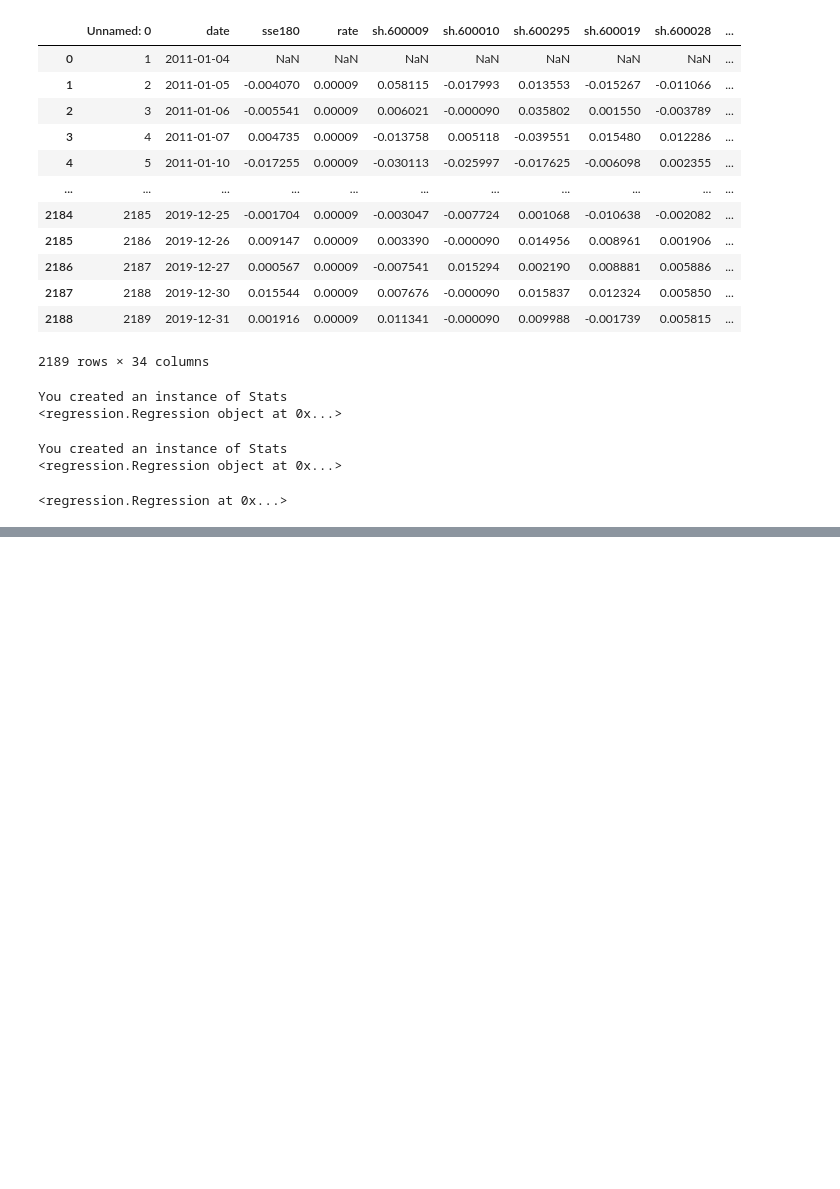
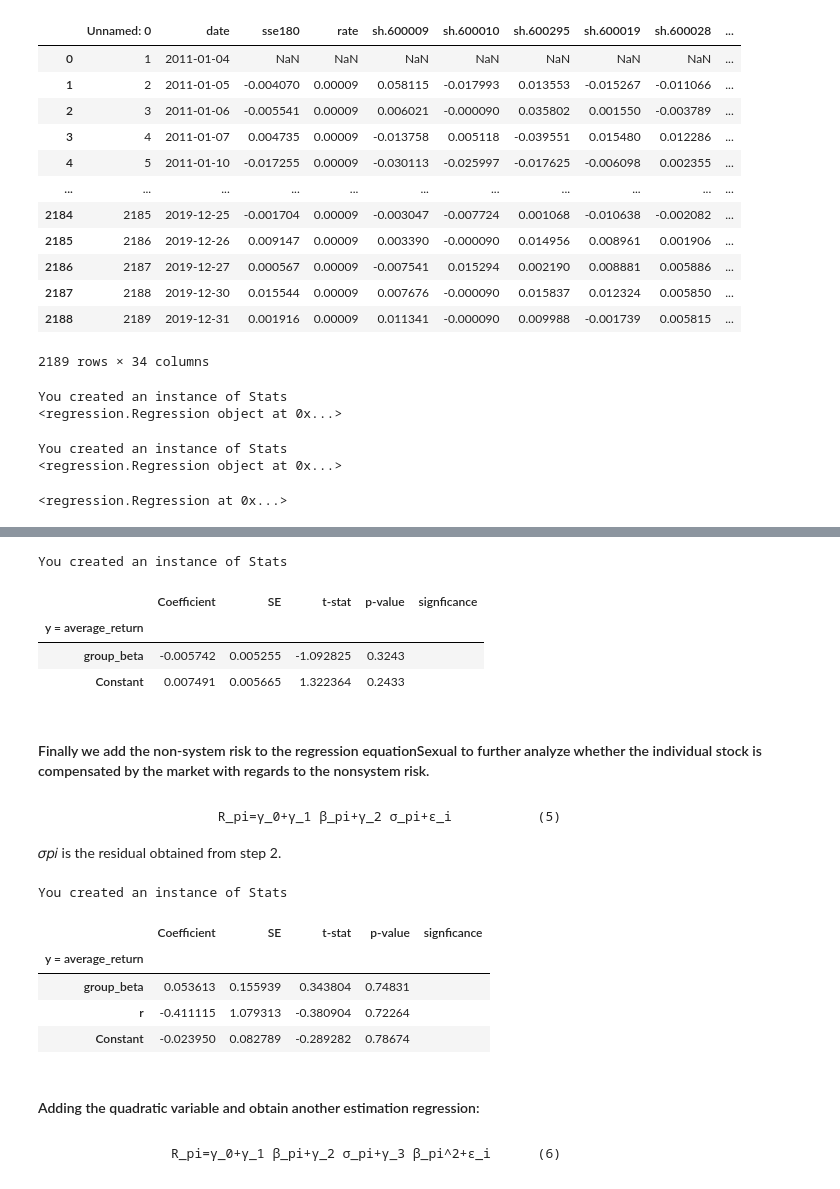
Before and after one commit to tyx1020/Homework-Projects, a Jupyter notebook: Final Project/Final Project.ipynb, the cells around one changed output, grey strips where cells are left out. Saved outputs shown, nothing was run; the diff lists cells and outputs as text; code cells hidden in the pictures; blank space fills up the shorter version.

```diff
--- a/Final Project/Final Project.ipynb
+++ b/Final Project/Final Project.ipynb
@@ -312,0 +405,27 @@ dtype: float64
+# %%
+import pandas as pd
+import copy
+from stats import *
+
+class Regression:
+    def __init__(self):
+        self.stats = stats()
+
+    def OLS(self, reg_name, data, y_name, beta_names,
+            min_val = 0,
+                max_val = None, constant = True):
+        self.min_val = min_val
+        if max_val != None:
+            self.max_val = max_val
+        else:
+            self.max_val = len(data)
+        self.reg_name = reg_name
+        self.y_name = y_name
+        self.beta_names = copy.copy(beta_names)
+        self.data = data.copy()
+        if constant:
+            self.add_constant()
+
+    def add_constant(self):
+        self.data["Constant"] = 1
+        self.beta_names.append("Constant")
@@ -312,0 +992,19 @@ dtype: float64
+# %%
+reg = Regression()
+# . . .
+reg.OLS('average_return', data, y_var, x_var)
+# %% [output]
+You created an instance of Stats
+# %%
+reg.estimates
+# %% [output]
+|  | Coefficient | SE | t-stat | p-value | signficance |
+| y = average_return |  |  |  |  |  |
+| group_beta | -0.005742 | 0.005255 | -1.092825 | 0.3243 |  |
+| Constant | 0.007491 | 0.005665 | 1.322364 | 0.2433 |  |
+# %% [markdown]
+#### Finally we add the non-system risk to the regression equationSexual to further analyze whether the individual stock is compensated by the market with regards to the nonsystem risk.
+# %% [markdown]
+                         R_pi=γ_0+γ_1 β_pi+γ_2 σ_pi+ε_i           (5)
+
+𝜎𝑝𝑖 is the residual obtained from step 2.
@@ -312,0 +1020,18 @@ dtype: float64
+# %%
+reg = Regression()
+# . . .
+reg.OLS('average_return', data, y_var, x_vars)
+# %% [output]
+You created an instance of Stats
+# %%
+reg.estimates
+# %% [output]
+|  | Coefficient | SE | t-stat | p-value | signficance |
+| y = average_return |  |  |  |  |  |
+| group_beta | 0.053613 | 0.155939 | 0.343804 | 0.74831 |  |
+| r | -0.411115 | 1.079313 | -0.380904 | 0.72264 |  |
+| Constant | -0.023950 | 0.082789 | -0.289282 | 0.78674 |  |
+# %% [markdown]
+#### Adding the quadratic variable and obtain another estimation regression:
+# %% [markdown]
+                   R_pi=γ_0+γ_1 β_pi+γ_2 σ_pi+γ_3 β_pi^2+ε_i      (6)
```
Also changed, not shown: parts of 57 cells of this notebook, 8 other files.
